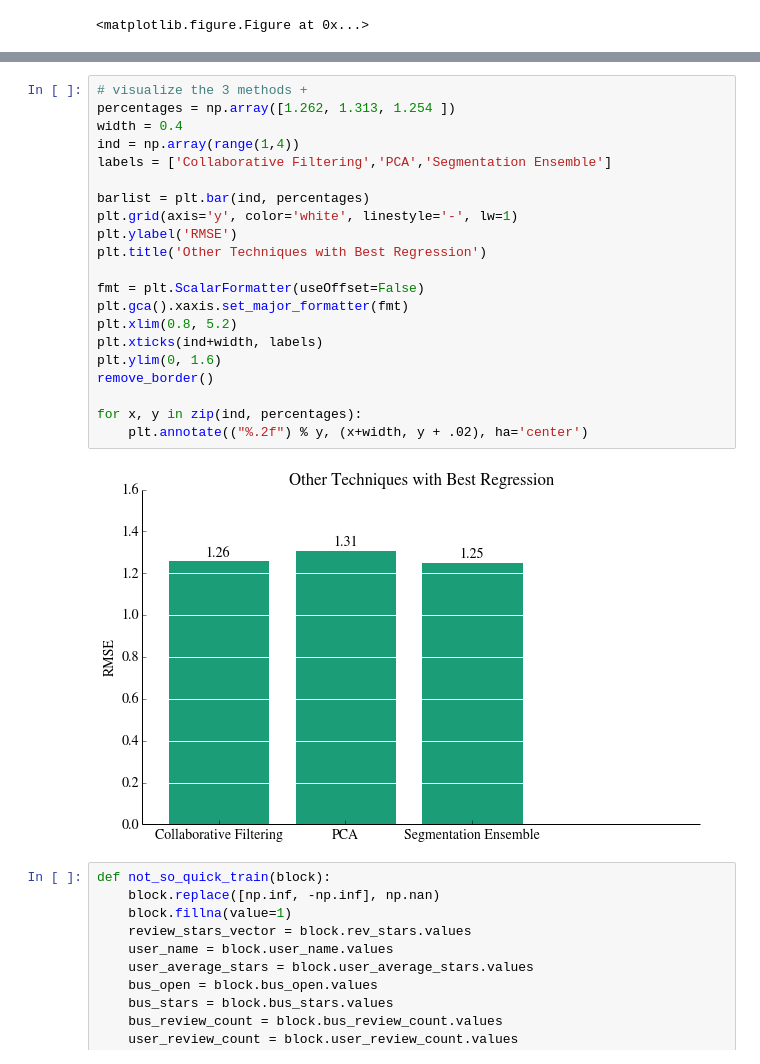
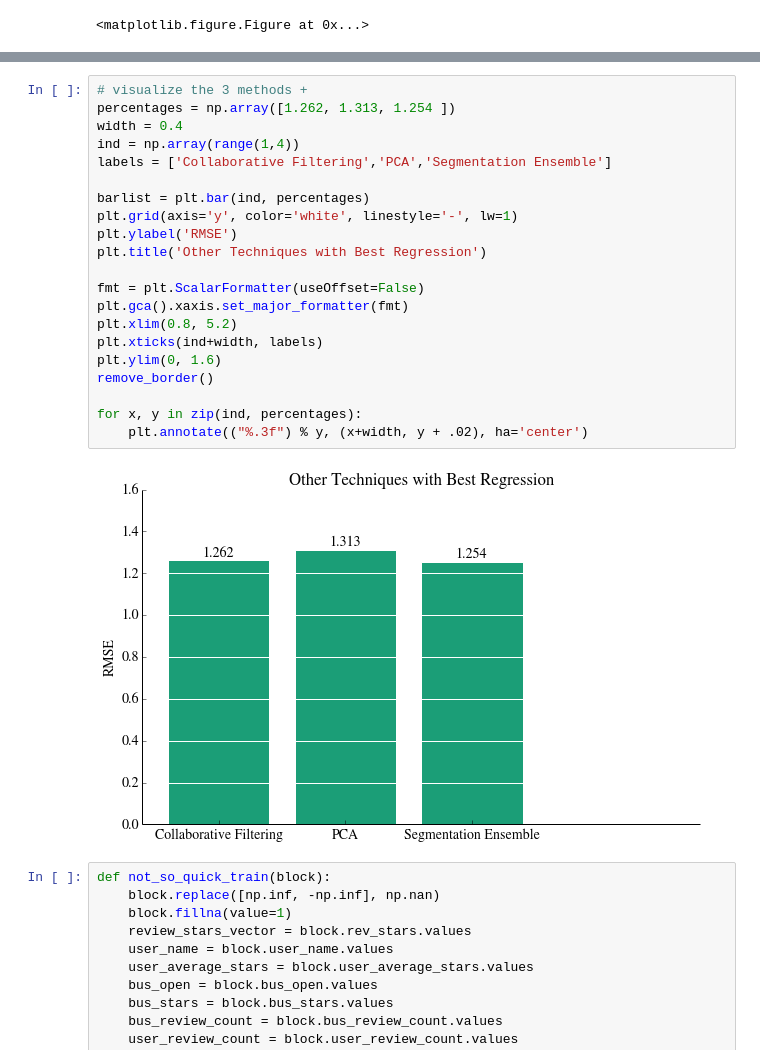
Before and after one commit to s-ramaswamy/CS-229-project, a Jupyter notebook: Visualizations.ipynb, the cells around one changed output, grey strips where cells are left out. Cells and saved outputs as stored; diff of their text form.

```diff
--- a/Visualizations.ipynb
+++ b/Visualizations.ipynb
@@ -309,26 +311,26 @@ remove_border()
 # %%
 # visualize the 3 methods +
 percentages = np.array([1.262, 1.313, 1.254 ])
 width = 0.4
 ind = np.array(range(1,4))
 labels = ['Collaborative Filtering','PCA','Segmentation Ensemble']
 
 barlist = plt.bar(ind, percentages)
 plt.grid(axis='y', color='white', linestyle='-', lw=1)
 plt.ylabel('RMSE')
 plt.title('Other Techniques with Best Regression')
 
 fmt = plt.ScalarFormatter(useOffset=False)
 plt.gca().xaxis.set_major_formatter(fmt)
 plt.xlim(0.8, 5.2)
 plt.xticks(ind+width, labels)
 plt.ylim(0, 1.6)
 remove_border()
 
 for x, y in zip(ind, percentages):
-    plt.annotate(("%.2f") % y, (x+width, y + .02), ha='center')
+    plt.annotate(("%.3f") % y, (x+width, y + .02), ha='center')
 # %% [output]
-[figure, old version]
+[figure, new version]
 # %%
 def not_so_quick_train(block):
     block.replace([np.inf, -np.inf], np.nan)
```
Also changed, not shown: parts of 2 cells of this notebook, 3 other files.
